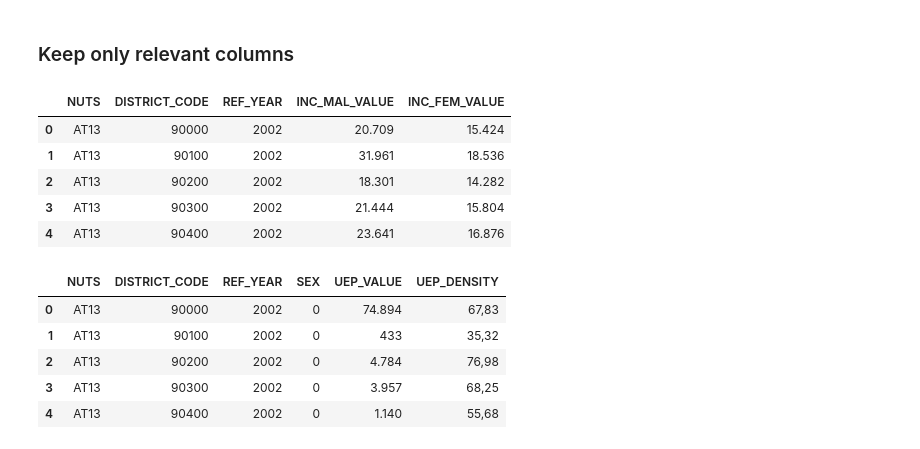
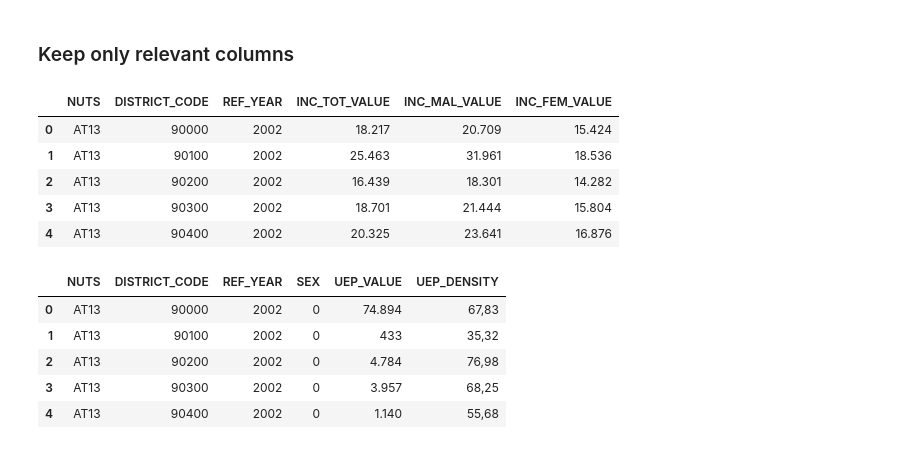
Before and after one commit to yasinfahmy/Business-Intelligence-I, a Jupyter notebook: pipeline/notebooks/pipeline.ipynb, the cells around one changed output. Saved outputs shown, nothing was run; the diff lists cells and outputs as text; code cells hidden in the pictures.

Commit message:
Add total value rows

```diff
--- a/pipeline/notebooks/pipeline.ipynb
+++ b/pipeline/notebooks/pipeline.ipynb
@@ -107,15 +107,15 @@ unemployment_data["UEP_VALUE"] = unemployment_data["UEP_VALUE"].str.strip()
 ### Keep only relevant columns
 # %%
 #income_data
-income_data = income_data[['NUTS', 'DISTRICT_CODE', 'REF_YEAR', 'INC_MAL_VALUE', 'INC_FEM_VALUE']] #https://stackoverflow.com/questions/11285613/selecting-multiple-columns-in-a-pandas-dataframe
+income_data = income_data[['NUTS', 'DISTRICT_CODE', 'REF_YEAR', 'INC_TOT_VALUE', 'INC_MAL_VALUE', 'INC_FEM_VALUE']] #https://stackoverflow.com/questions/11285613/selecting-multiple-columns-in-a-pandas-dataframe
 income_data.head()
 # %% [output]
-|  | NUTS | DISTRICT_CODE | REF_YEAR | INC_MAL_VALUE | INC_FEM_VALUE |
-| 0 | AT13 | 90000 | 2002 | 20.709 | 15.424 |
-| 1 | AT13 | 90100 | 2002 | 31.961 | 18.536 |
-| 2 | AT13 | 90200 | 2002 | 18.301 | 14.282 |
-| 3 | AT13 | 90300 | 2002 | 21.444 | 15.804 |
-| 4 | AT13 | 90400 | 2002 | 23.641 | 16.876 |
+|  | NUTS | DISTRICT_CODE | REF_YEAR | INC_TOT_VALUE | INC_MAL_VALUE | INC_FEM_VALUE |
+| 0 | AT13 | 90000 | 2002 | 18.217 | 20.709 | 15.424 |
+| 1 | AT13 | 90100 | 2002 | 25.463 | 31.961 | 18.536 |
+| 2 | AT13 | 90200 | 2002 | 16.439 | 18.301 | 14.282 |
+| 3 | AT13 | 90300 | 2002 | 18.701 | 21.444 | 15.804 |
+| 4 | AT13 | 90400 | 2002 | 20.325 | 23.641 | 16.876 |
 # %%
 #unemployment_data
 unemployment_data = unemployment_data[['NUTS','DISTRICT_CODE', 'REF_YEAR', 'SEX', 'UEP_VALUE', 'UEP_DENSITY']] #https://stackoverflow.com/questions/11285613/selecting-multiple-columns-in-a-pandas-dataframe
```
Also changed, not shown: parts of 17 cells of this notebook, 2 other files.
